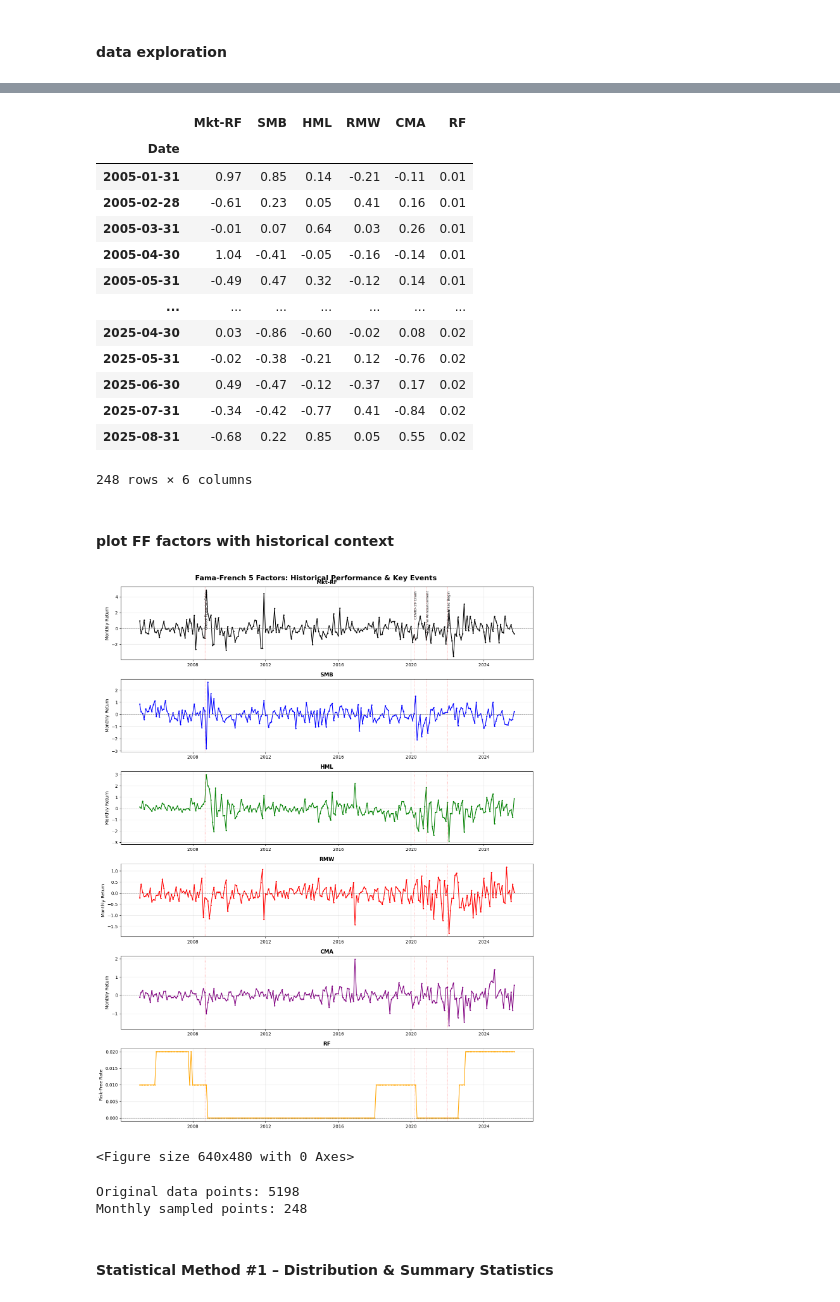
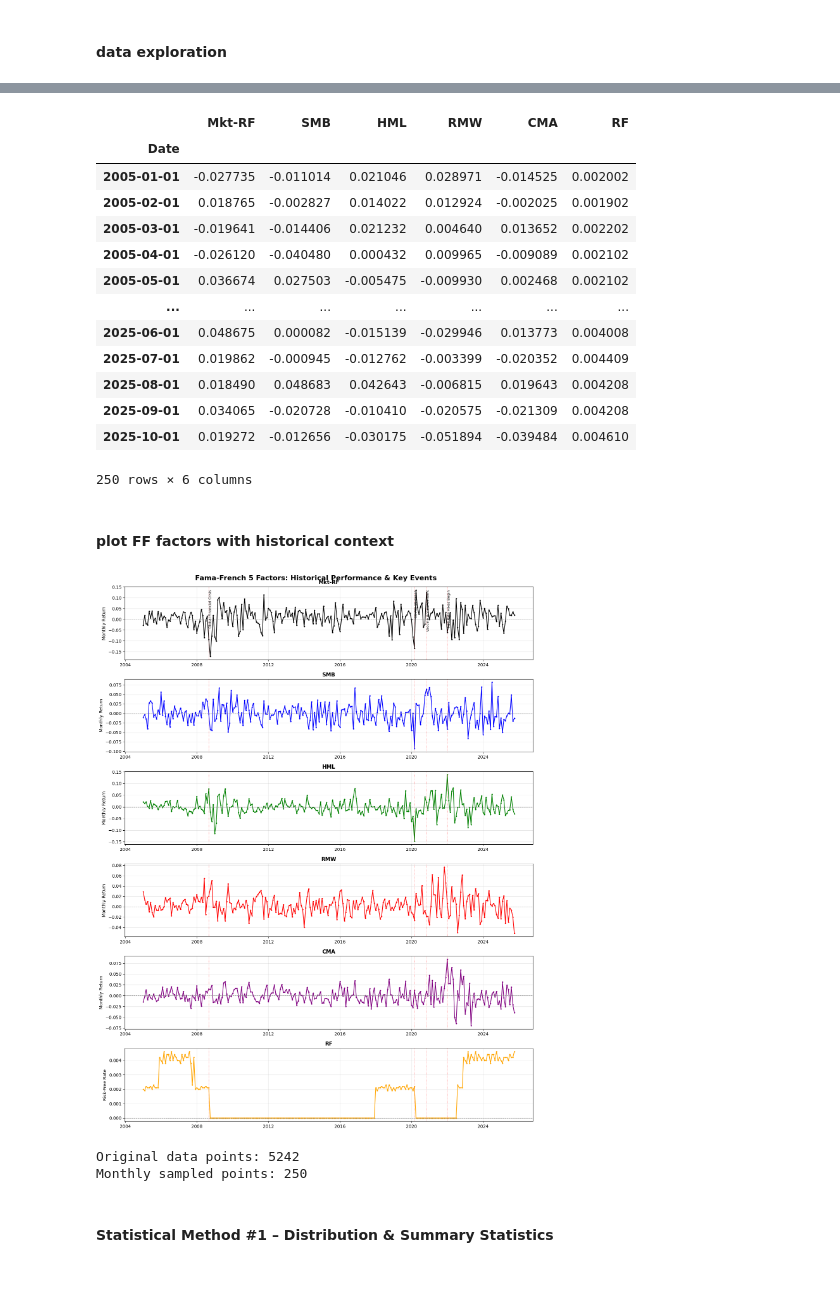
Before and after one commit to Rayhanpatel/MSML-602-Final-Project-alphafoundry-ff5-sp500, a Jupyter notebook: eda.ipynb, the cells around one changed output, grey strips where cells are left out. Drawn from its saved outputs; the diff is of its cells as text; code cells hidden in the pictures.

```diff
--- a/eda.ipynb
+++ b/eda.ipynb
@@ -5,15 +5,15 @@ import matplotlib.pyplot as plt
 import seaborn as sns
 from scipy.stats import pearsonr
 # %%
-# load Fama-French factor data
-ff5_data = pd.read_csv('data/raw/ff5_data.csv', index_col=0)
-ff5_data.index = pd.to_datetime(ff5_data.index, errors='coerce')
-ff5_data = ff5_data[ff5_data.index.notna()]
+ff5_data = pd.read_csv('data/raw/ff5_data.csv')
+ff5_data['Date'] = pd.to_datetime(ff5_data['Date'].astype(str), format='%Y%m%d', errors='coerce')
+ff5_data = ff5_data.dropna(subset=['Date']).set_index('Date').sort_index()
+ff5_data = ff5_data / 100.0
 
-# load S&P 500 returns
-gspc_returns = pd.read_csv('data/raw/gspc_monthly_returns.csv', index_col=0)
-gspc_returns.index = pd.to_datetime(gspc_returns.index, errors='coerce')
-gspc_returns = gspc_returns[gspc_returns.index.notna()]
+spy_returns = pd.read_csv('data/raw/spy_monthly_returns.csv', index_col=0)
+spy_returns.index = pd.to_datetime(spy_returns.index, errors='coerce')
+spy_returns = spy_returns[spy_returns.index.notna()]
+spy_returns = spy_returns.rename(columns={'SPY': 'SPY_returns'})
 
 sp500_returns = pd.read_csv('data/raw/market_data.csv', index_col=0)
 sp500_returns.index = pd.to_datetime(sp500_returns.index, errors='coerce')
@@ -21,7 +21,7 @@ sp500_returns = sp500_returns[sp500_returns.index.notna()]
 
 print("Data loaded successfully!")
 print(f"FF5 data: {ff5_data.shape}")
-print(f"GSPC returns: {gspc_returns.shape}")
+print(f"SPY returns: {spy_returns.shape}")
 print(f"SP500 returns: {sp500_returns.shape}")
 # %% [output]
 Data loaded successfully!
@@ -89,5 +89,4 @@ Date
 # %%
-
 # 3.2 Main characteristics of data
 print("\n=== SUMMARY STATISTICS ===")
 print(ff5_recent.describe())
@@ -105,8 +104,27 @@ ff5_recent = ff5_recent.dropna()
 # Convert index to datetime if not already
 ff5_recent.index = pd.to_datetime(ff5_recent.index)
 
-# Resample to monthly data to reduce points
-ff5_monthly = ff5_recent.resample('M').last()
+# Convert daily factor data to monthly data.
+# RF is a daily simple rate; we compound it to get monthly RF.
+rf_monthly = (1 + ff5_recent['RF']).resample('M').prod() - 1
+
+# Mkt-RF is an excess return. To aggregate correctly, build the market total return first,
+# then subtract the compounded monthly RF.
+mkt_total_daily = ff5_recent['Mkt-RF'] + ff5_recent['RF']
+mkt_total_monthly = (1 + mkt_total_daily).resample('M').prod() - 1
+mkt_rf_monthly = mkt_total_monthly - rf_monthly
+
+# Style factors are long/short portfolio returns; we compound within the month.
+other_factors = ['SMB', 'HML', 'RMW', 'CMA']
+other_monthly = (1 + ff5_recent[other_factors]).resample('M').prod() - 1
+
+ff5_monthly = pd.concat(
+    [mkt_rf_monthly.rename('Mkt-RF'), other_monthly, rf_monthly.rename('RF')],
+    axis=1
+)
+
+# Align to month-start timestamps (matches SPY monthly return index)
+ff5_monthly.index = ff5_monthly.index.to_period('M').to_timestamp()
 # %% [output]
 === SUMMARY STATISTICS ===
             Mkt-RF          SMB          HML          RMW          CMA  \
@@ -130,18 +148,18 @@ ff5_monthly
 # %% [output]
 |  | Mkt-RF | SMB | HML | RMW | CMA | RF |
 | Date |  |  |  |  |  |  |
-| 2005-01-31 | 0.97 | 0.85 | 0.14 | -0.21 | -0.11 | 0.01 |
-| 2005-02-28 | -0.61 | 0.23 | 0.05 | 0.41 | 0.16 | 0.01 |
-| 2005-03-31 | -0.01 | 0.07 | 0.64 | 0.03 | 0.26 | 0.01 |
-| 2005-04-30 | 1.04 | -0.41 | -0.05 | -0.16 | -0.14 | 0.01 |
-| 2005-05-31 | -0.49 | 0.47 | 0.32 | -0.12 | 0.14 | 0.01 |
+| 2005-01-01 | -0.027735 | -0.011014 | 0.021046 | 0.028971 | -0.014525 | 0.002002 |
+| 2005-02-01 | 0.018765 | -0.002827 | 0.014022 | 0.012924 | -0.002025 | 0.001902 |
+| 2005-03-01 | -0.019641 | -0.014406 | 0.021232 | 0.004640 | 0.013652 | 0.002202 |
+| 2005-04-01 | -0.026120 | -0.040480 | 0.000432 | 0.009965 | -0.009089 | 0.002102 |
+| 2005-05-01 | 0.036674 | 0.027503 | -0.005475 | -0.009930 | 0.002468 | 0.002102 |
 | ... | ... | ... | ... | ... | ... | ... |
-| 2025-04-30 | 0.03 | -0.86 | -0.60 | -0.02 | 0.08 | 0.02 |
-| 2025-05-31 | -0.02 | -0.38 | -0.21 | 0.12 | -0.76 | 0.02 |
-| 2025-06-30 | 0.49 | -0.47 | -0.12 | -0.37 | 0.17 | 0.02 |
-| 2025-07-31 | -0.34 | -0.42 | -0.77 | 0.41 | -0.84 | 0.02 |
-| 2025-08-31 | -0.68 | 0.22 | 0.85 | 0.05 | 0.55 | 0.02 |
+| 2025-06-01 | 0.048675 | 0.000082 | -0.015139 | -0.029946 | 0.013773 | 0.004008 |
+| 2025-07-01 | 0.019862 | -0.000945 | -0.012762 | -0.003399 | -0.020352 | 0.004409 |
+| 2025-08-01 | 0.018490 | 0.048683 | 0.042643 | -0.006815 | 0.019643 | 0.004208 |
+| 2025-09-01 | 0.034065 | -0.020728 | -0.010410 | -0.020575 | -0.021309 | 0.004208 |
+| 2025-10-01 | 0.019272 | -0.012656 | -0.030175 | -0.051894 | -0.039484 | 0.004610 |
-248 rows × 6 columns
+250 rows × 6 columns
 # %% [markdown]
 #### plot FF factors with historical context
 # %%
@@ -164,40 +182,36 @@ for i, (factor, color) in enumerate(zip(factors, colors)):
     # Plot the time series
     axes[i].plot(ff5_monthly.index, ff5_monthly[factor], color=color, linewidth=1.5, marker='o', markersize=2)
     axes[i].set_title(f'{factor}', fontsize=12, fontweight='bold')
 
     # Better y-axis label based on what FF data actually is
     if factor == 'RF':
         axes[i].set_ylabel('Risk-Free Rate', fontsize=10)
     else:
         axes[i].set_ylabel('Monthly Return', fontsize=10)
 
     axes[i].grid(True, alpha=0.3)
     axes[i].axhline(y=0, color='gray', linestyle='--', linewidth=0.8)
 
     # Add event annotations
     for date, event in events.items():
         event_date = pd.to_datetime(date)
         if event_date >= ff5_monthly.index.min() and event_date <= ff5_monthly.index.max():
             axes[i].axvline(x=event_date, color='red',
                           linestyle=':', alpha=0.5, linewidth=1)
             # Add text label only on first subplot
             if i == 0:
                 axes[i].text(event_date, axes[i].get_ylim()[1]*0.9, event,
                            rotation=90, verticalalignment='top', fontsize=8)
 
 plt.tight_layout()
 plt.show()
 
-plt.tight_layout()
-plt.show()
-
 print(f"Original data points: {len(ff5_recent)}")
 print(f"Monthly sampled points: {len(ff5_monthly)}")
 # %% [output]
-[figure, old version]
+[figure, new version]
-<Figure size 640x480 with 0 Axes>
+Original data points: 5242
+Monthly sampled points: 250
-Original data points: 5198
-Monthly sampled points: 248
 # %% [markdown]
 #### Statistical Method #1 – Distribution & Summary Statistics
 # %%
```
Also changed, not shown: parts of 15 cells of this notebook, 29 other files.
